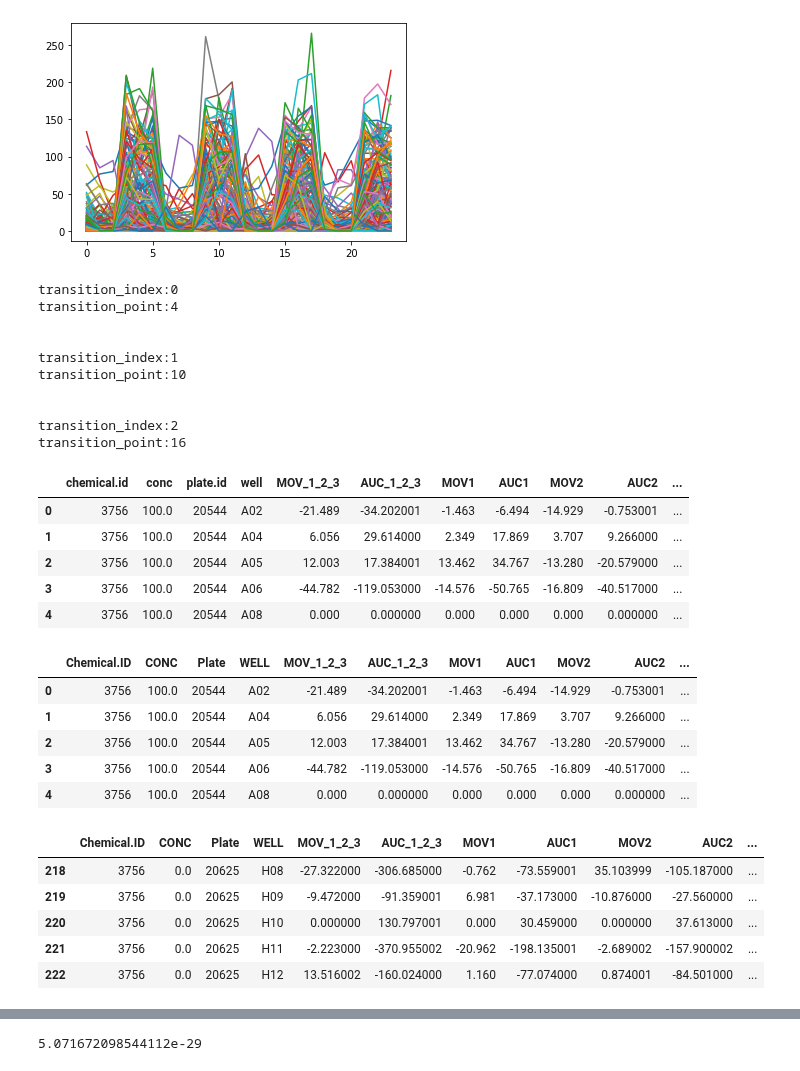
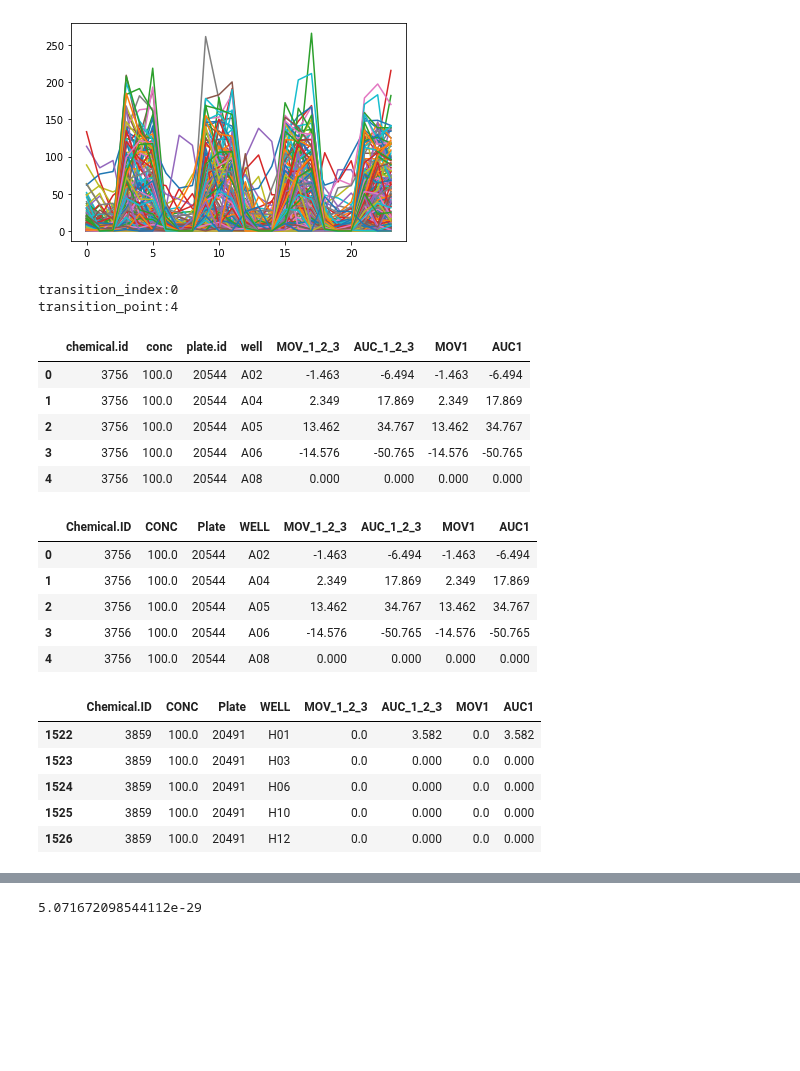
Before and after one commit to PNNL-CompBio/srpAnalytics, a Jupyter notebook: analysis/latest/3_bmd_feasibility_BMD/each/7_PAH/LPR/wide2dicho_LPR_7_PAH_t0_t239.ipynb, the cells around one changed output, grey strips where cells are left out. Drawn from its saved outputs; the diff is of its cells as text; code cells hidden in the pictures; blank space fills up the shorter version.

```diff
--- a/analysis/latest/3_bmd_feasibility_BMD/each/7_PAH/LPR/wide2dicho_LPR_7_PAH_t0_t239.ipynb
+++ b/analysis/latest/3_bmd_feasibility_BMD/each/7_PAH/LPR/wide2dicho_LPR_7_PAH_t0_t239.ipynb
@@ -20,6 +20,7 @@ print (starting_dir)
 # %%
 #LPR data file
-complete_file_path = '/Users/kimd999/research/projects/toxicity/per_each_data/7_PAH/01_11_2021/input/wide/7_PAH_zf_LPR_data_2021JAN11_wide_t0_t239_devel.csv'
+#complete_file_path = '/Users/kimd999/research/projects/toxicity/per_each_data/7_PAH/01_11_2021/input/wide/7_PAH_zf_LPR_data_2021JAN11_wide_t0_t239_devel.csv'
+complete_file_path = '/Users/kimd999/research/projects/toxicity/per_each_data/7_PAH/01_11_2021/input/wide/7_PAH_zf_LPR_data_2021JAN11_wide_t0_t239_full.csv'
 lpr_all_data = pd.read_csv(complete_file_path, header = 0)
 # %%
 display(lpr_all_data.head())
@@ -258,71 +260,64 @@ delta_mov_auc = lpr_filtered_data_in_minute[['chemical.id', 'conc', 'plate.id',
 #transition_points = [4,10,16,22]
 # middle points of each peak -> 4,10,16,22
 
-transition_points = [4,10,16] # using 22 caused an error
+#transition_points = [4,10,16] # using 22 caused an error
+transition_points = [4] # using 22 caused an error
 
 num_light = 3 # seems reasonable since interval between middle points of each peak ~= 6
 num_dark  = 3
 
 delta_mov_auc['MOV_1_2_3'] = 0 # just initial value
 delta_mov_auc['AUC_1_2_3'] = 0 # just initial value
 
 for transition_index, transition_point in enumerate(transition_points):
     print ("\n")
     print ("transition_index:" + str(transition_index))
     print ("transition_point:" + str(transition_point))
 
     delta_mov_auc['MOV' + str(transition_index + 1)] \
     = lpr_filtered_data_in_minute['t' + str(transition_point + 1)] \
     - lpr_filtered_data_in_minute['t' + str(transition_point)]
 
     delta_mov_auc['AUC' + str(transition_index + 1)] \
     = sum(lpr_filtered_data_in_minute['t' + str(transition_point + 1 + index_count)] \
           for index_count in range(num_dark)) \
     - sum(lpr_filtered_data_in_minute['t' + str(transition_point - index_count)] \
           for index_count in range(num_light))
 
     # I didn't fully understand this part, but it works as intended
     delta_mov_auc['MOV_1_2_3'] = delta_mov_auc['MOV_1_2_3'] + delta_mov_auc['MOV' + str(transition_index + 1)]
     delta_mov_auc['AUC_1_2_3'] = delta_mov_auc['AUC_1_2_3'] + delta_mov_auc['AUC' + str(transition_index + 1)]
 
 display(delta_mov_auc.head())
 # %% [output]
 transition_index:0
 transition_point:4
-
-
-transition_index:1
-transition_point:10
-
-
-transition_index:2
-transition_point:16
-|  | chemical.id | conc | plate.id | well | MOV_1_2_3 | AUC_1_2_3 | MOV1 | AUC1 | MOV2 | AUC2 | ... |
-| 0 | 3756 | 100.0 | 20544 | A02 | -21.489 | -34.202001 | -1.463 | -6.494 | -14.929 | -0.753001 | ... |
-| 1 | 3756 | 100.0 | 20544 | A04 | 6.056 | 29.614000 | 2.349 | 17.869 | 3.707 | 9.266000 | ... |
-| 2 | 3756 | 100.0 | 20544 | A05 | 12.003 | 17.384001 | 13.462 | 34.767 | -13.280 | -20.579000 | ... |
-| 3 | 3756 | 100.0 | 20544 | A06 | -44.782 | -119.053000 | -14.576 | -50.765 | -16.809 | -40.517000 | ... |
-| 4 | 3756 | 100.0 | 20544 | A08 | 0.000 | 0.000000 | 0.000 | 0.000 | 0.000 | 0.000000 | ... |
+|  | chemical.id | conc | plate.id | well | MOV_1_2_3 | AUC_1_2_3 | MOV1 | AUC1 |
+| 0 | 3756 | 100.0 | 20544 | A02 | -1.463 | -6.494 | -1.463 | -6.494 |
+| 1 | 3756 | 100.0 | 20544 | A04 | 2.349 | 17.869 | 2.349 | 17.869 |
+| 2 | 3756 | 100.0 | 20544 | A05 | 13.462 | 34.767 | 13.462 | 34.767 |
+| 3 | 3756 | 100.0 | 20544 | A06 | -14.576 | -50.765 | -14.576 | -50.765 |
+| 4 | 3756 | 100.0 | 20544 | A08 | 0.000 | 0.000 | 0.000 | 0.000 |
 # %%
 # Rename column headers to make it compatible with earlier data received from Lisa
 delta_mov_auc.rename(columns={"chemical.id": "Chemical.ID", "conc": "CONC", "plate.id": "Plate", "well": "WELL"}, inplace = True)
 display(delta_mov_auc.head())
 # %% [output]
-|  | Chemical.ID | CONC | Plate | WELL | MOV_1_2_3 | AUC_1_2_3 | MOV1 | AUC1 | MOV2 | AUC2 | ... |
-| 0 | 3756 | 100.0 | 20544 | A02 | -21.489 | -34.202001 | -1.463 | -6.494 | -14.929 | -0.753001 | ... |
-| 1 | 3756 | 100.0 | 20544 | A04 | 6.056 | 29.614000 | 2.349 | 17.869 | 3.707 | 9.266000 | ... |
-| 2 | 3756 | 100.0 | 20544 | A05 | 12.003 | 17.384001 | 13.462 | 34.767 | -13.280 | -20.579000 | ... |
-| 3 | 3756 | 100.0 | 20544 | A06 | -44.782 | -119.053000 | -14.576 | -50.765 | -16.809 | -40.517000 | ... |
-| 4 | 3756 | 100.0 | 20544 | A08 | 0.000 | 0.000000 | 0.000 | 0.000 | 0.000 | 0.000000 | ... |
+|  | Chemical.ID | CONC | Plate | WELL | MOV_1_2_3 | AUC_1_2_3 | MOV1 | AUC1 |
+| 0 | 3756 | 100.0 | 20544 | A02 | -1.463 | -6.494 | -1.463 | -6.494 |
+| 1 | 3756 | 100.0 | 20544 | A04 | 2.349 | 17.869 | 2.349 | 17.869 |
+| 2 | 3756 | 100.0 | 20544 | A05 | 13.462 | 34.767 | 13.462 | 34.767 |
+| 3 | 3756 | 100.0 | 20544 | A06 | -14.576 | -50.765 | -14.576 | -50.765 |
+| 4 | 3756 | 100.0 | 20544 | A08 | 0.000 | 0.000 | 0.000 | 0.000 |
 # %%
 display(delta_mov_auc.tail())
 # %% [output]
-|  | Chemical.ID | CONC | Plate | WELL | MOV_1_2_3 | AUC_1_2_3 | MOV1 | AUC1 | MOV2 | AUC2 | ... |
-| 218 | 3756 | 0.0 | 20625 | H08 | -27.322000 | -306.685000 | -0.762 | -73.559001 | 35.103999 | -105.187000 | ... |
-| 219 | 3756 | 0.0 | 20625 | H09 | -9.472000 | -91.359001 | 6.981 | -37.173000 | -10.876000 | -27.560000 | ... |
-| 220 | 3756 | 0.0 | 20625 | H10 | 0.000000 | 130.797001 | 0.000 | 30.459000 | 0.000000 | 37.613000 | ... |
-| 221 | 3756 | 0.0 | 20625 | H11 | -2.223000 | -370.955002 | -20.962 | -198.135001 | -2.689002 | -157.900002 | ... |
-| 222 | 3756 | 0.0 | 20625 | H12 | 13.516002 | -160.024000 | 1.160 | -77.074000 | 0.874001 | -84.501000 | ... |
+|  | Chemical.ID | CONC | Plate | WELL | MOV_1_2_3 | AUC_1_2_3 | MOV1 | AUC1 |
+| 1522 | 3859 | 100.0 | 20491 | H01 | 0.0 | 3.582 | 0.0 | 3.582 |
+| 1523 | 3859 | 100.0 | 20491 | H03 | 0.0 | 0.000 | 0.0 | 0.000 |
+| 1524 | 3859 | 100.0 | 20491 | H06 | 0.0 | 0.000 | 0.0 | 0.000 |
+| 1525 | 3859 | 100.0 | 20491 | H10 | 0.0 | 0.000 | 0.0 | 0.000 |
+| 1526 | 3859 | 100.0 | 20491 | H12 | 0.0 | 0.000 | 0.0 | 0.000 |
 # %%
 import generate_dose_response_newest_no_avg as gdr
 import BMD_BMDL_estimation as bmdest
```
Also changed, not shown: parts of 6 cells of this notebook, 7 other files.
